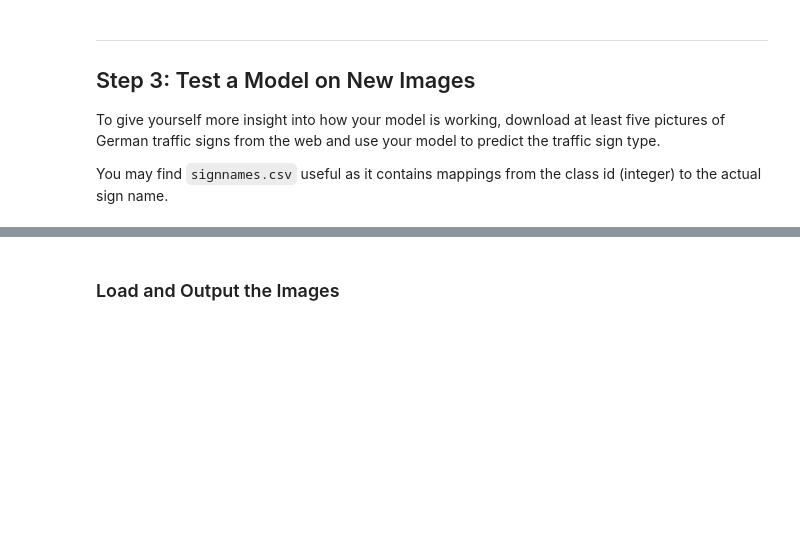
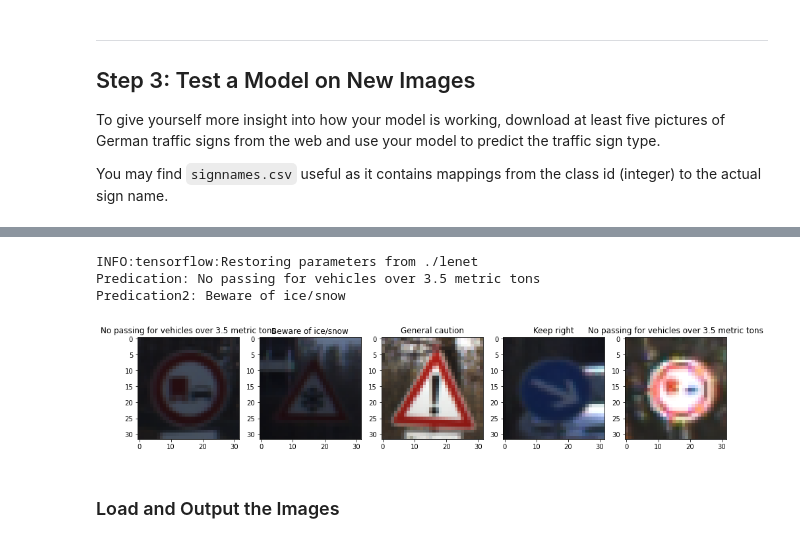
Before and after one commit to danthe42/CarND-Traffic-Sign-Classifier-Project, a Jupyter notebook: Traffic_Sign_Classifier.ipynb, the cells around one changed output, grey strips where cells are left out. Drawn from its saved outputs; the diff is of its cells as text; code cells hidden in the pictures; blank space fills up the shorter version.

```diff
--- a/Traffic_Sign_Classifier.ipynb
+++ b/Traffic_Sign_Classifier.ipynb
@@ -398,2 +604,51 @@ You may find `signnames.csv` useful as it contains mappings from the class id (i
+# %%
+import random
+import numpy as np
+import matplotlib.pyplot as plt
+from skimage.color import rgba2rgb
+
+X_train_2 = (X_train - 128.0)/128.0
+y_train_2 = y_train
+
+# ------------------
+
+columns = 5
+rows = 1
+inputs = np.zeros( (columns, 32,32,3), dtype=np.float64 )
+
+#imga = plt.imread('data/rescaled_sign7.png'.format(fname))
+#img = rgba2rgb(imga)                 # need to remove alpha channel
+#plt.imshow(img)
+fig, axes = plt.subplots(rows,columns, figsize = (16,12))
+
+for i in range(1, columns +1):
+    index = random.randint(0, len(X_train_2))
+    image = X_train[index].squeeze()
+    input_data = (image - 128.0)/128.0
+    inputs[i-1] = input_data
+    axes[i-1].imshow(image)
+
+#tidx = 30
+#input_data = (img - 128.0)/128.0
+#inputs[0] = input_data
+#inputs[1] = X_train_2[tidx]
+
+saver = tf.train.Saver()
+am = tf.argmax(logits, 1)
+
+with tf.Session() as sess:
+    saver.restore(sess, './lenet')
+    o = sess.run(am, feed_dict={x: inputs})
+    print ("Predication: {}".format(signnames[str(o[0])]))
+    print ("Predication2: {}".format(signnames[str(o[1])]))
+#    print ("y: {}".format(signnames[str(y_train_2[tidx])]))
+    for i in range(1, columns +1):
+        axes[i-1].set_title(signnames[str(o[i-1])], fontsize=12)
+plt.show()
+# %% [output]
+INFO:tensorflow:Restoring parameters from ./lenet
+Predication: No passing for vehicles over 3.5 metric tons
+Predication2: Beware of ice/snow
+[figure, added]
 # %% [markdown]
 ### Load and Output the Images
```
Also changed, not shown: parts of 13 cells of this notebook.
